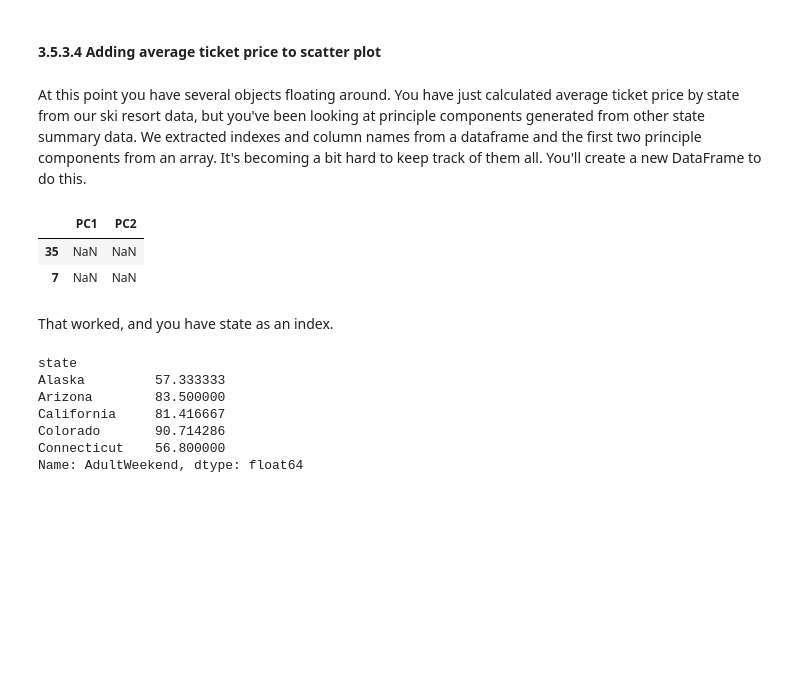
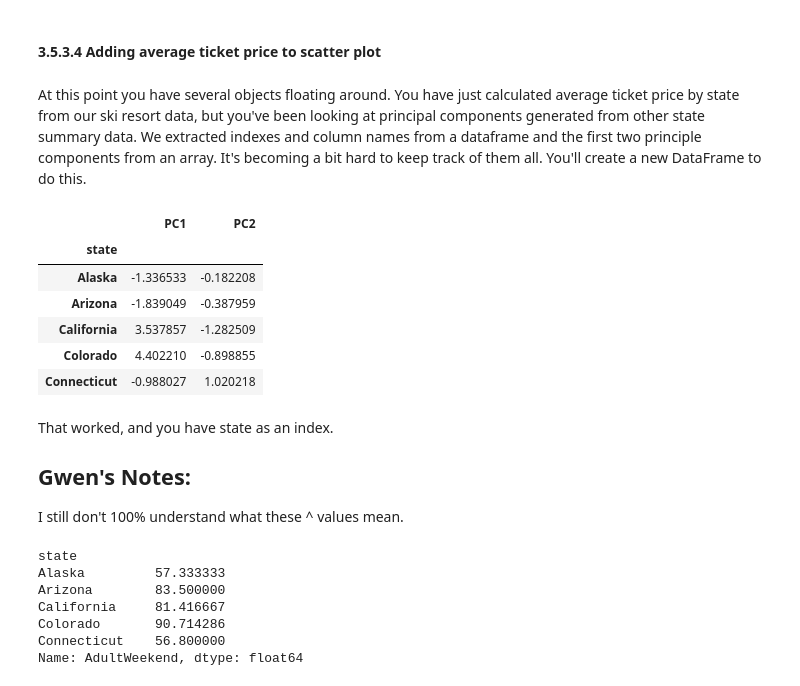
Before and after one commit to GwenToves/DataScienceGuidedCapstoneGT, a Jupyter notebook: Notebooks/03_exploratory_data_analysis.ipynb, the cells around one changed output. Drawn from its saved outputs; the diff is of its cells as text; code cells hidden in the pictures; blank space fills up the shorter version.

Commit message:
Finished guided NB and summary to best of my ability

```diff
--- a/Notebooks/03_exploratory_data_analysis.ipynb
+++ b/Notebooks/03_exploratory_data_analysis.ipynb
@@ -465,21 +465,27 @@ plt.ylabel('count');
 # %% [markdown]
 #### 3.5.3.4 Adding average ticket price to scatter plot<a id='3.5.3.4_Adding_average_ticket_price_to_scatter_plot'></a>
 # %% [markdown]
-At this point you have several objects floating around. You have just calculated average ticket price by state from our ski resort data, but you've been looking at principle components generated from other state summary data. We extracted indexes and column names from a dataframe and the first two principle components from an array. It's becoming a bit hard to keep track of them all. You'll create a new DataFrame to do this.
+At this point you have several objects floating around. You have just calculated average ticket price by state from our ski resort data, but you've been looking at principal components generated from other state summary data. We extracted indexes and column names from a dataframe and the first two principle components from an array. It's becoming a bit hard to keep track of them all. You'll create a new DataFrame to do this.
 # %%
 #Code task 9#
 #Create a dataframe containing the values of the first two PCA components
 #Remember the first component was given by state_pca_x[:, 0],
 #and the second by state_pca_x[:, 1]
 #Call these 'PC1' and 'PC2', respectively and set the dataframe index to `state_summary_index`
-pca_df = pd.DataFrame({'PC1': ___, 'PC2': ___}, index=__)
+pca_df = pd.DataFrame({'PC1': state_pca_x[:,0], 'PC2': state_pca_x[:,1]}, index=state_summary_index)
 pca_df.head()
 # %% [output]
 |  | PC1 | PC2 |
-| 35 | NaN | NaN |
-| 7 | NaN | NaN |
+| state |  |  |
+| Alaska | -1.336533 | -0.182208 |
+| Arizona | -1.839049 | -0.387959 |
+| California | 3.537857 | -1.282509 |
+| Colorado | 4.402210 | -0.898855 |
+| Connecticut | -0.988027 | 1.020218 |
 # %% [markdown]
 That worked, and you have state as an index.
+## Gwen's Notes:
+I still don't 100% understand what these ^ values mean.
 # %%
 # our average state prices also have state as an index
 state_avg_price.head()
```
Also changed, not shown: parts of 22 cells of this notebook.
